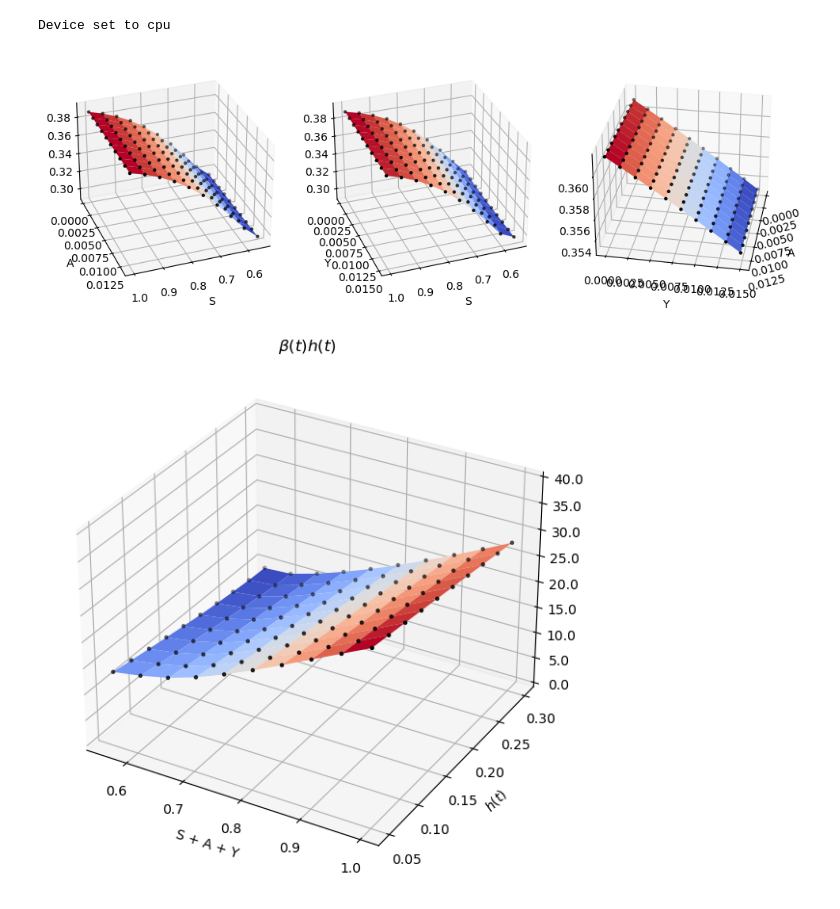
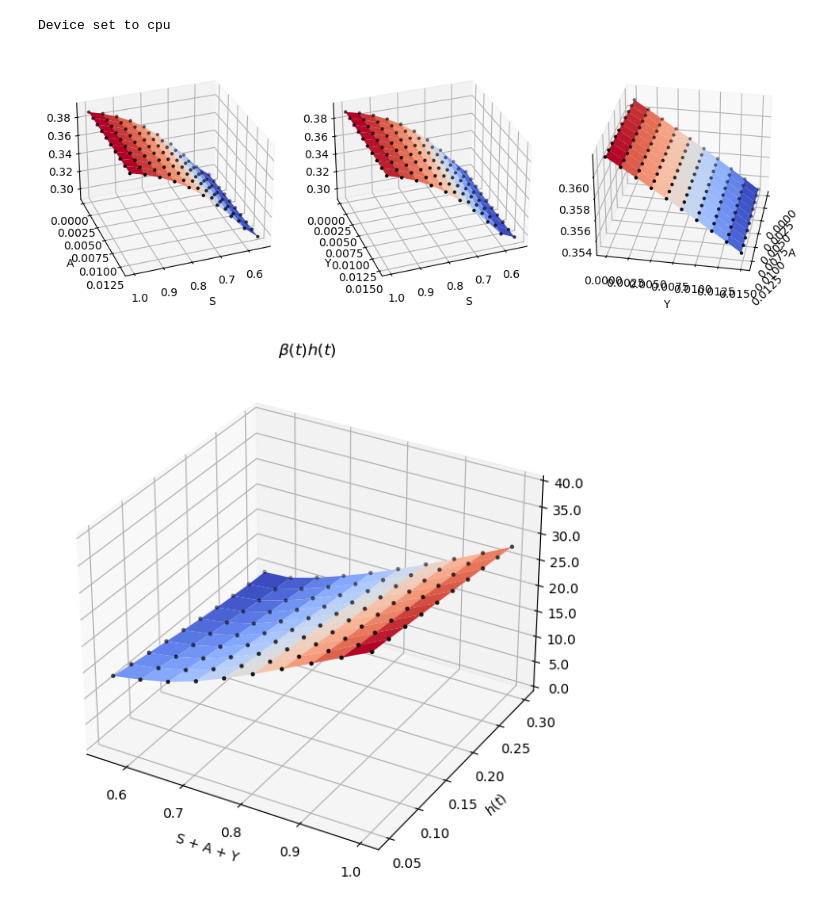
Before and after one commit to abarton51/BINNs_EQL_Covasim, a Jupyter notebook: Notebooks/BINNCovasimParameterNN_dynamic.ipynb, the cells around one changed output. Cells and saved outputs as stored; diff of their text form; code cells hidden in the pictures.

```diff
--- a/Notebooks/BINNCovasimParameterNN_dynamic.ipynb
+++ b/Notebooks/BINNCovasimParameterNN_dynamic.ipynb
@@ -137,35 +137,35 @@ for i in range(3):
     # result of evaluating eta with inputs S, A, Y
     res = contact_rate(u_grid)
     # transfom eta(S, A, Y) into the interval previously defined
     res = yita_lb + (yita_ub - yita_lb) * res
     res = res[:,0].reshape(X.shape)
     res = np.round(res, decimals=6)
 
     ax = fig.add_subplot(1, 3, i + 1, projection='3d')
     if i == 0:
         ax.plot_surface(X, Y, res, cmap=cm.coolwarm, alpha=1)
         ax.scatter(X.reshape(-1), Y.reshape(-1), res.reshape(-1), s=5, c='k')
         ax.view_init(30,70)
     elif i == 1:
         ax.plot_surface(X, Z, res, cmap=cm.coolwarm, alpha=1)
         ax.scatter(X.reshape(-1), Z.reshape(-1), res.reshape(-1), s=5, c='k')
         ax.view_init(30,70)
     else:
         ax.plot_surface(Y, Z, res, cmap=cm.coolwarm, alpha=1)
         ax.scatter(Y.reshape(-1), Z.reshape(-1), res.reshape(-1), s=5, c='k')
-        plt.setp(ax.get_xticklabels(), rotation=15) # , ha="right", rotation_mode="anchor"
+        plt.setp(ax.get_xticklabels(), rotation=45) # , ha="right", rotation_mode="anchor"
         ax.view_init(30,10)
 
     ax.set_xlabel(x_label)
     ax.set_ylabel(y_label)
     fig.subplots_adjust(left=0, right=1, bottom=0, top=1)
 
 plt.tight_layout(pad=2)
 plt.savefig(os.path.join(save_path + '\\eta_plots', case_name + '_parameter_NN_eta_DRUMS' + '.png'), dpi=300, bbox_inches='tight')
 plt.show()
 plt.close()
 # %% [output]
-[figure, old version]
+[figure, new version]
 # %%
 #%% visualization for beta
 chi_min, chi_max = 0.05, params['eff_ub']
```
Also changed, not shown: 18 other files.
